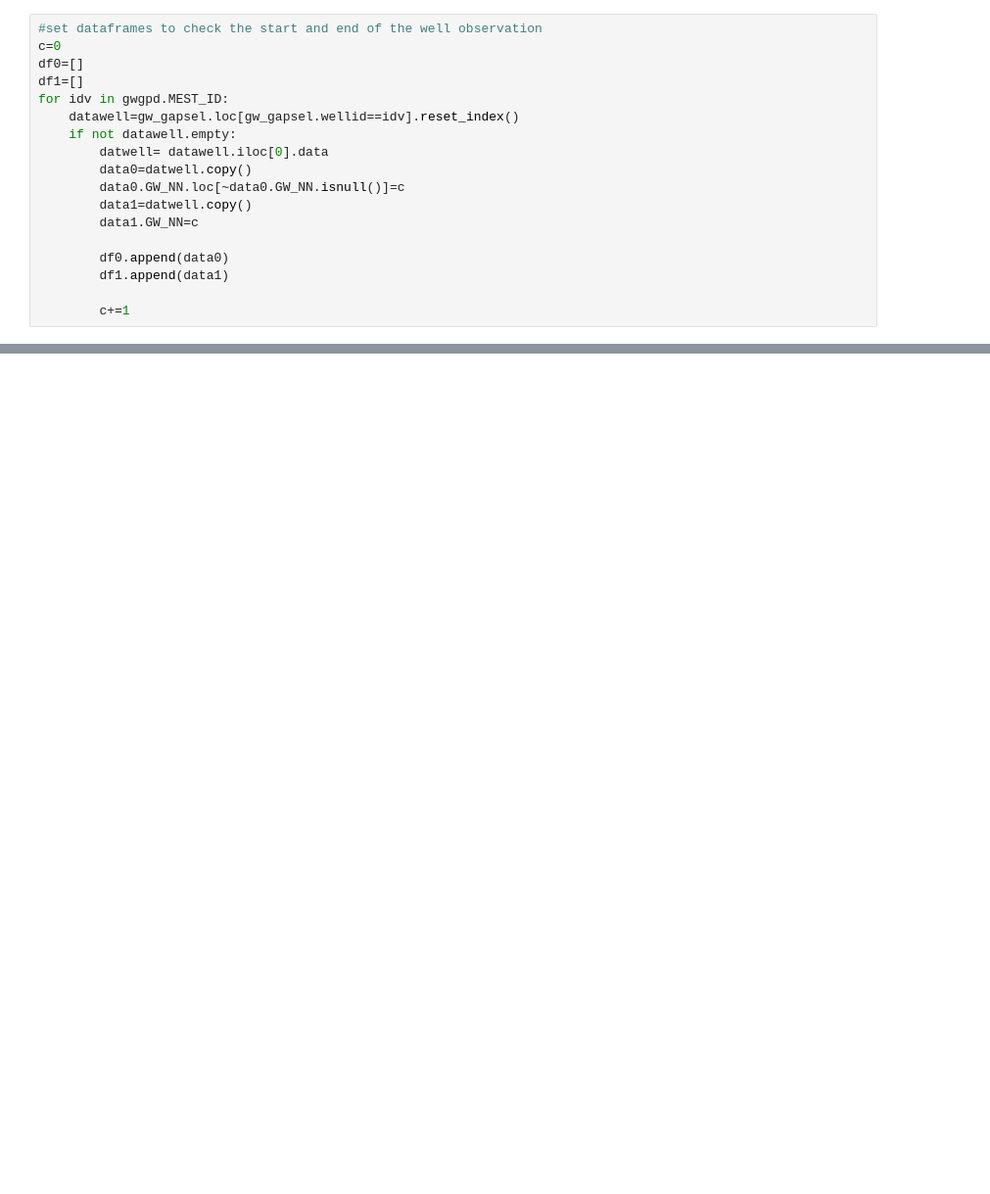
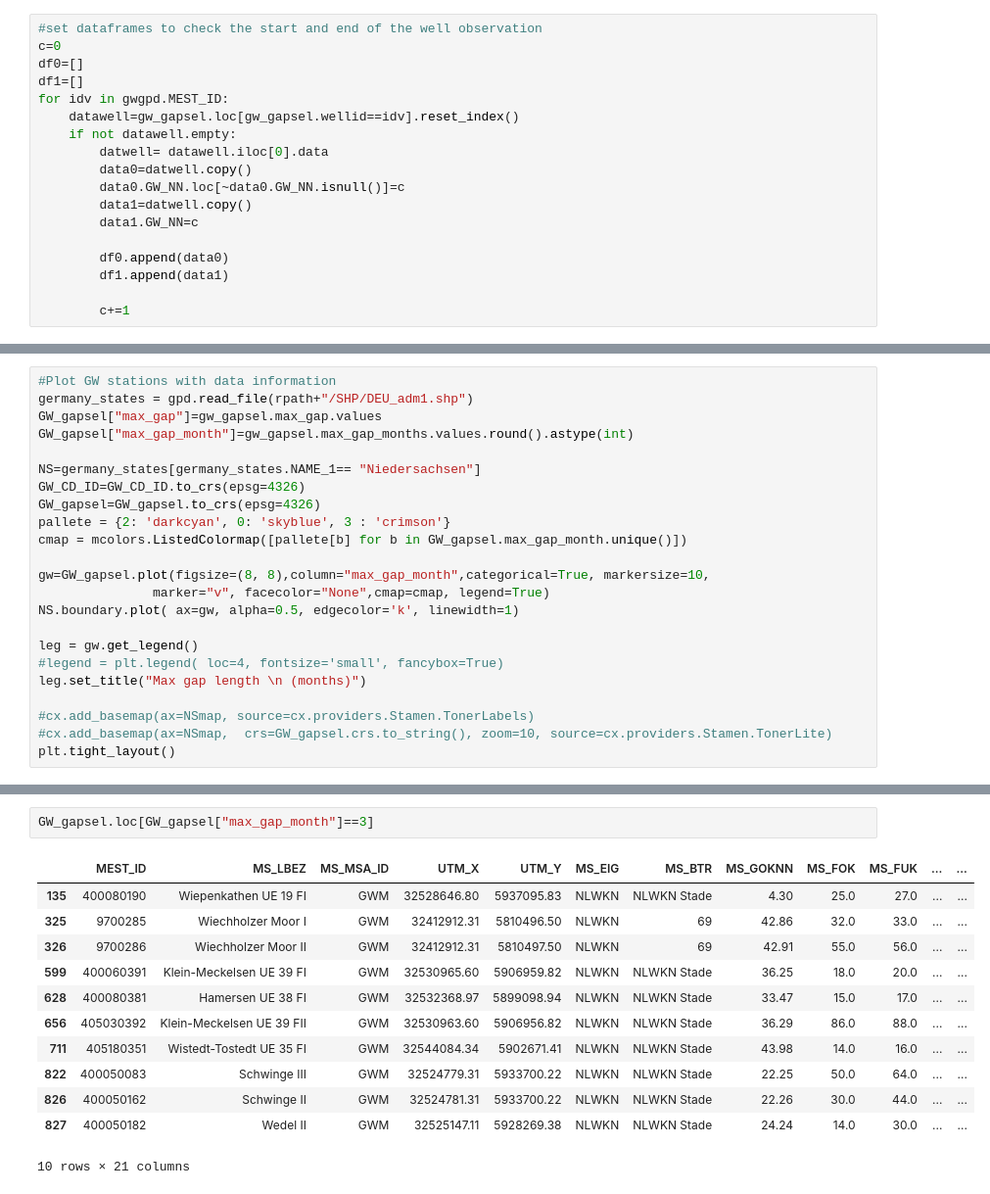
Before and after one commit to mgomezo12/GW_forecasting_ML, a Jupyter notebook: Data_exploration_Preprocessing.ipynb, the cells around one changed output, grey strips where cells are left out. Shown at 98% size. Cells and saved outputs as stored; diff of their text form; blank space fills up the shorter version.

Commit message:
changes in GWL stations selection

```diff
--- a/Data_exploration_Preprocessing.ipynb
+++ b/Data_exploration_Preprocessing.ipynb
@@ -286,3 +282,26 @@ ax.tick_params(axis='y',which='both',
 # %% [output]
 [interactive output not drawn]
 [interactive output not drawn]
+# %%
+#Plot GW stations with data information
+germany_states = gpd.read_file(rpath+"/SHP/DEU_adm1.shp")
+GW_gapsel["max_gap"]=gw_gapsel.max_gap.values
+GW_gapsel["max_gap_month"]=gw_gapsel.max_gap_months.values.round().astype(int)
+
+NS=germany_states[germany_states.NAME_1== "Niedersachsen"]
+GW_CD_ID=GW_CD_ID.to_crs(epsg=4326)
+GW_gapsel=GW_gapsel.to_crs(epsg=4326)
+pallete = {2: 'darkcyan', 0: 'skyblue', 3 : 'crimson'}
+cmap = mcolors.ListedColormap([pallete[b] for b in GW_gapsel.max_gap_month.unique()])
+
+gw=GW_gapsel.plot(figsize=(8, 8),column="max_gap_month",categorical=True, markersize=10,
+               marker="v", facecolor="None",cmap=cmap, legend=True)
+NS.boundary.plot( ax=gw, alpha=0.5, edgecolor='k', linewidth=1)
+
+leg = gw.get_legend()
+#legend = plt.legend( loc=4, fontsize='small', fancybox=True)
+leg.set_title("Max gap length \n (months)")
+
+#cx.add_basemap(ax=NSmap, source=cx.providers.Stamen.TonerLabels)
+#cx.add_basemap(ax=NSmap,  crs=GW_gapsel.crs.to_string(), zoom=10, source=cx.providers.Stamen.TonerLite)
+plt.tight_layout()
@@ -288,0 +311,15 @@ ax.tick_params(axis='y',which='both',
+# %%
+GW_gapsel.loc[GW_gapsel["max_gap_month"]==3]
+# %% [output]
+|  | MEST_ID | MS_LBEZ | MS_MSA_ID | UTM_X | UTM_Y | MS_EIG | MS_BTR | MS_GOKNN | MS_FOK | MS_FUK | ... | ... |
+| 135 | 400080190 | Wiepenkathen UE 19 FI | GWM | 32528646.80 | 5937095.83 | NLWKN | NLWKN Stade | 4.30 | 25.0 | 27.0 | ... | ... |
+| 325 | 9700285 | Wiechholzer Moor I | GWM | 32412912.31 | 5810496.50 | NLWKN | 69 | 42.86 | 32.0 | 33.0 | ... | ... |
+| 326 | 9700286 | Wiechholzer Moor II | GWM | 32412912.31 | 5810497.50 | NLWKN | 69 | 42.91 | 55.0 | 56.0 | ... | ... |
+| 599 | 400060391 | Klein-Meckelsen UE 39 FI | GWM | 32530965.60 | 5906959.82 | NLWKN | NLWKN Stade | 36.25 | 18.0 | 20.0 | ... | ... |
+| 628 | 400080381 | Hamersen UE 38 FI | GWM | 32532368.97 | 5899098.94 | NLWKN | NLWKN Stade | 33.47 | 15.0 | 17.0 | ... | ... |
+| 656 | 405030392 | Klein-Meckelsen UE 39 FII | GWM | 32530963.60 | 5906956.82 | NLWKN | NLWKN Stade | 36.29 | 86.0 | 88.0 | ... | ... |
+| 711 | 405180351 | Wistedt-Tostedt UE 35 FI | GWM | 32544084.34 | 5902671.41 | NLWKN | NLWKN Stade | 43.98 | 14.0 | 16.0 | ... | ... |
+| 822 | 400050083 | Schwinge III | GWM | 32524779.31 | 5933700.22 | NLWKN | NLWKN Stade | 22.25 | 50.0 | 64.0 | ... | ... |
+| 826 | 400050162 | Schwinge II | GWM | 32524781.31 | 5933700.22 | NLWKN | NLWKN Stade | 22.26 | 30.0 | 44.0 | ... | ... |
+| 827 | 400050182 | Wedel II | GWM | 32525147.11 | 5928269.38 | NLWKN | NLWKN Stade | 24.24 | 14.0 | 30.0 | ... | ... |
+10 rows × 21 columns
```
Also changed, not shown: parts of 20 cells of this notebook, 1 other file.
